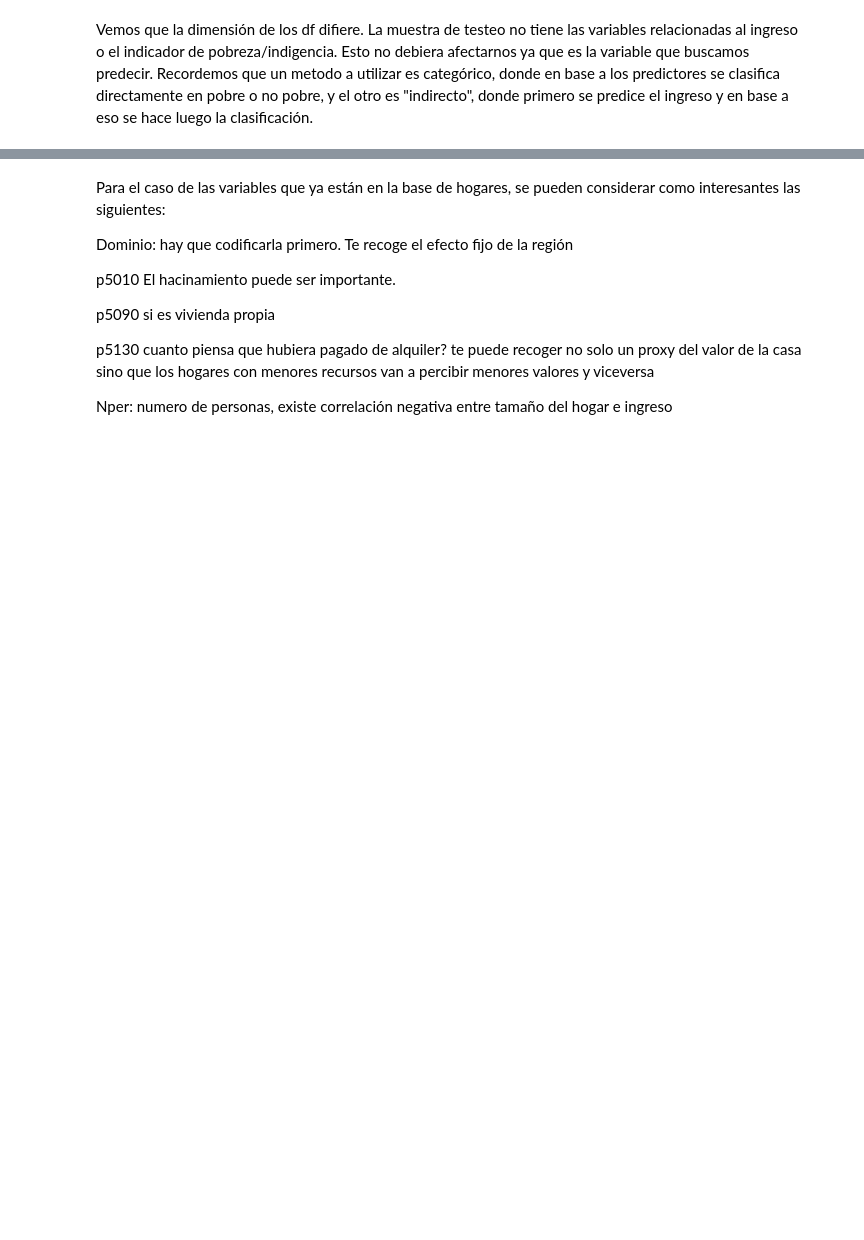
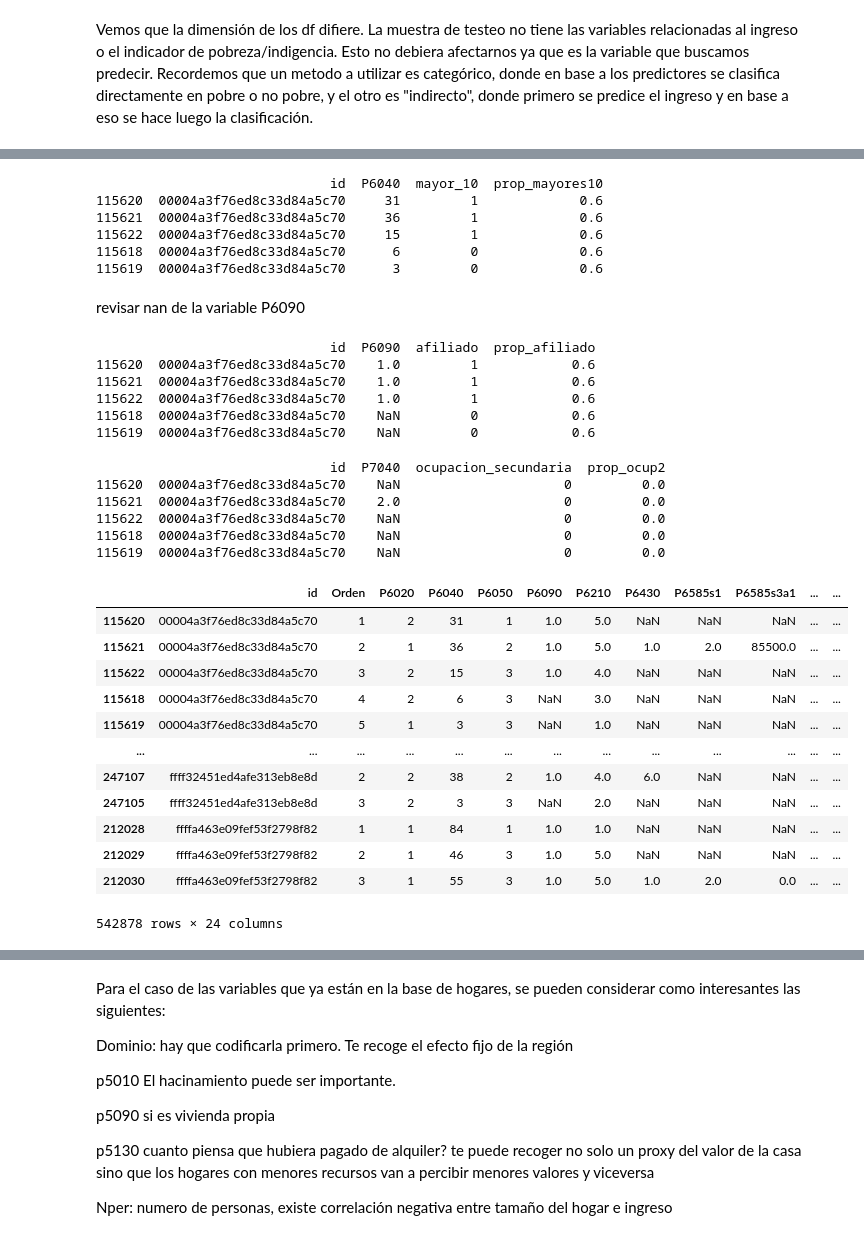
Before and after one commit to dipla70/ML-TP2, a Jupyter notebook: problem_set2.ipynb, the cells around one changed output, grey strips where cells are left out. Cells and saved outputs as stored; diff of their text form; code cells hidden in the pictures; blank space fills up the shorter version.

Commit message:
Seleccion de variables en base a la literatura y union con hogares

```diff
--- a/problem_set2.ipynb
+++ b/problem_set2.ipynb
@@ -115,0 +232,9 @@ import matplotlib.pyplot as plt
+# %%
+# Crear una columna que indique si la persona está ocupada (1 si está ocupada, 0 si no)
+train_personas['ocupada'] = (train_personas['Oc'] == 1).astype(int)
+
+# Calcular la proporción de personas ocupadas por hogar
+train_personas['prop_ocup'] = train_personas.groupby('id')['ocupada'].transform('mean')
+
+# Mostrar las primeras filas para verificar
+print(train_personas[['id', 'ocupada', 'prop_ocup']].head(5))
@@ -115,0 +248,69 @@ import matplotlib.pyplot as plt
+# %%
+# Crear una columna que indique si la persona es mayor a 10 años (1 si es mayor a 10 años, 0 si no)
+train_personas['mayor_10'] = (train_personas['P6040'] > 10).astype(int)
+
+# Calcular la proporción de personas mayores a 10 años por hogar
+train_personas['prop_mayores10'] = train_personas.groupby('id')['mayor_10'].transform('mean')
+
+# Mostrar las primeras filas para verificar
+print(train_personas[['id', 'P6040', 'mayor_10', 'prop_mayores10']].head())
+# %% [output]
+                              id  P6040  mayor_10  prop_mayores10
+115620  00004a3f76ed8c33d84a5c70     31         1             0.6
+115621  00004a3f76ed8c33d84a5c70     36         1             0.6
+115622  00004a3f76ed8c33d84a5c70     15         1             0.6
+115618  00004a3f76ed8c33d84a5c70      6         0             0.6
+115619  00004a3f76ed8c33d84a5c70      3         0             0.6
+# %% [markdown]
+revisar nan de la variable P6090
+# %%
+# Filter out rows where P6090 is 9
+train_personas = train_personas[train_personas['P6090'] != 9]
+
+# Create a column that indicates if the person is affiliated with social security (1 if affiliated, 0 if not)
+train_personas['afiliado'] = (train_personas['P6090'] == 1).astype(int)
+
+# Calculate the proportion of affiliated individuals in each household
+train_personas['prop_afiliado'] = train_personas.groupby('id')['afiliado'].transform('mean')
+
+# Display the first few rows to verify the calculation
+print(train_personas[['id', 'P6090', 'afiliado', 'prop_afiliado']].head())
+# %% [output]
+                              id  P6090  afiliado  prop_afiliado
+115620  00004a3f76ed8c33d84a5c70    1.0         1            0.6
+115621  00004a3f76ed8c33d84a5c70    1.0         1            0.6
+115622  00004a3f76ed8c33d84a5c70    1.0         1            0.6
+115618  00004a3f76ed8c33d84a5c70    NaN         0            0.6
+115619  00004a3f76ed8c33d84a5c70    NaN         0            0.6
+# %%
+# Create a column that indicates if the person has a secondary occupation (1 if they have, 0 if not)
+train_personas['ocupacion_secundaria'] = (train_personas['P7040'] == 1).astype(int)
+
+# Calculate the proportion of people with a secondary occupation in each household
+train_personas['prop_ocup2'] = train_personas.groupby('id')['ocupacion_secundaria'].transform('mean')
+
+# Display the first few rows to verify the calculation
+print(train_personas[['id', 'P7040', 'ocupacion_secundaria', 'prop_ocup2']].head())
+# %% [output]
+                              id  P7040  ocupacion_secundaria  prop_ocup2
+115620  00004a3f76ed8c33d84a5c70    NaN                     0         0.0
+115621  00004a3f76ed8c33d84a5c70    2.0                     0         0.0
+115622  00004a3f76ed8c33d84a5c70    NaN                     0         0.0
+115618  00004a3f76ed8c33d84a5c70    NaN                     0         0.0
+115619  00004a3f76ed8c33d84a5c70    NaN                     0         0.0
+# %%
+display(train_personas)
+# %% [output]
+|  | id | Orden | P6020 | P6040 | P6050 | P6090 | P6210 | P6430 | P6585s1 | P6585s3a1 | ... | ... |
+| 115620 | 00004a3f76ed8c33d84a5c70 | 1 | 2 | 31 | 1 | 1.0 | 5.0 | NaN | NaN | NaN | ... | ... |
+| 115621 | 00004a3f76ed8c33d84a5c70 | 2 | 1 | 36 | 2 | 1.0 | 5.0 | 1.0 | 2.0 | 85500.0 | ... | ... |
+| 115622 | 00004a3f76ed8c33d84a5c70 | 3 | 2 | 15 | 3 | 1.0 | 4.0 | NaN | NaN | NaN | ... | ... |
+| 115618 | 00004a3f76ed8c33d84a5c70 | 4 | 2 | 6 | 3 | NaN | 3.0 | NaN | NaN | NaN | ... | ... |
+| 115619 | 00004a3f76ed8c33d84a5c70 | 5 | 1 | 3 | 3 | NaN | 1.0 | NaN | NaN | NaN | ... | ... |
+| ... | ... | ... | ... | ... | ... | ... | ... | ... | ... | ... | ... | ... |
+| 247107 | ffff32451ed4afe313eb8e8d | 2 | 2 | 38 | 2 | 1.0 | 4.0 | 6.0 | NaN | NaN | ... | ... |
+| 247105 | ffff32451ed4afe313eb8e8d | 3 | 2 | 3 | 3 | NaN | 2.0 | NaN | NaN | NaN | ... | ... |
+| 212028 | ffffa463e09fef53f2798f82 | 1 | 1 | 84 | 1 | 1.0 | 1.0 | NaN | NaN | NaN | ... | ... |
+| 212029 | ffffa463e09fef53f2798f82 | 2 | 1 | 46 | 3 | 1.0 | 5.0 | NaN | NaN | NaN | ... | ... |
+| 212030 | ffffa463e09fef53f2798f82 | 3 | 1 | 55 | 3 | 1.0 | 5.0 | 1.0 | 2.0 | 0.0 | ... | ... |
+542878 rows × 24 columns
```
Also changed, not shown: parts of 26 cells of this notebook, 1 other file.
